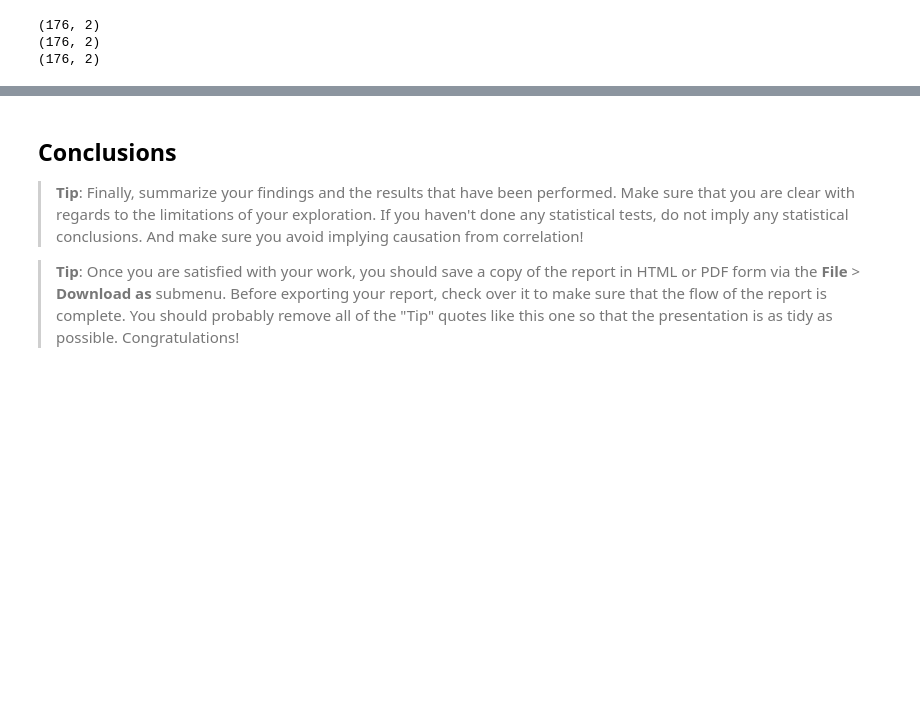
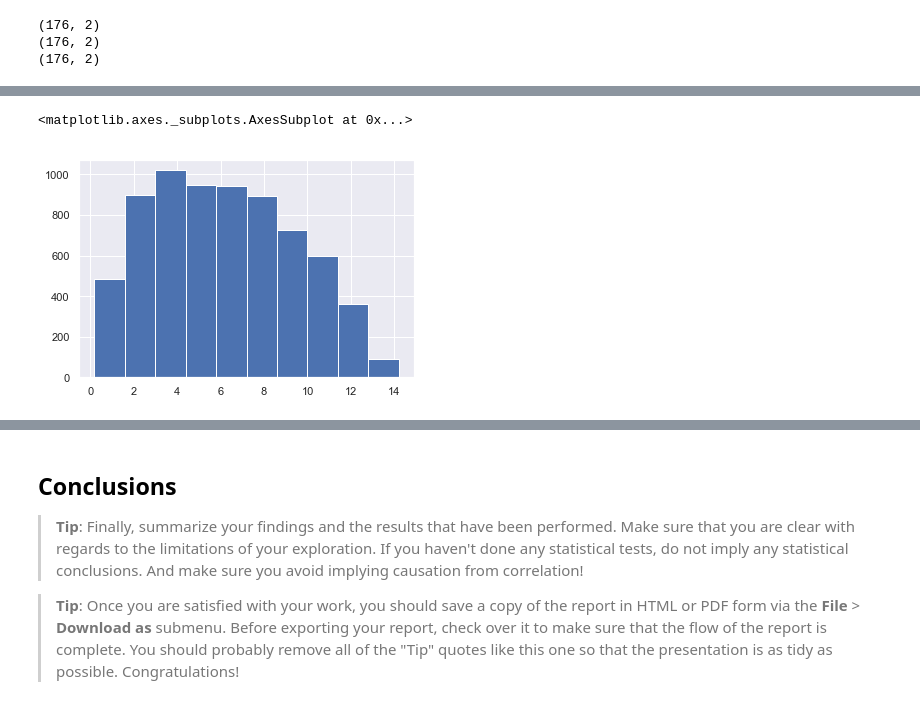
Before and after one commit to suefenali/data_analysis_nanodegree, a Jupyter notebook: project_2/investigate-a-dataset-template.ipynb, the cells around one changed output, grey strips where cells are left out. Drawn from its saved outputs; the diff is of its cells as text; code cells hidden in the pictures; blank space fills up the shorter version.

```diff
--- a/project_2/investigate-a-dataset-template.ipynb
+++ b/project_2/investigate-a-dataset-template.ipynb
@@ -506,6 +513,8 @@ The data for the `employment by status` is not as consistent as the other indica
 # %%
 # After discussing the structure of the data and any problems that need to be
 #   cleaned, perform those cleaning steps in the second part of this section.
+# %%
+income.year = income.year.astype(int)
 # %% [markdown]
 ---
 The data for mean years in school has the same years and countries to both men and womem. So, it's a good idea to merge them in a single DataFrame and use `groupby()` or `query()` during the analysis if we need to see some data sepatared.
@@ -535,6 +544,8 @@ mean_years_in_school.head()
 | 2 | Algeria | 1970 | 0.9 | 0.6 |
 | 3 | Angola | 1970 | 1.4 | 0.5 |
 | 4 | Antigua and Barbuda | 1970 | 7.0 | 7.0 |
+# %%
+mean_years_in_school.year = mean_years_in_school.year.astype(int)
 # %%
 mean_years_in_school.shape
 # %% [output]
@@ -707,0 +919,2 @@ dtype: int64
+# %%
+income_years_in_school = income.query('year >= 1970 and year < 2010')
@@ -707,0 +933,7 @@ dtype: int64
+# %%
+mean_years_in_school_2 = mean_years_in_school.merge(income_years_in_school, on=['country', 'year'], how='inner')
+# %%
+mean_years_in_school_2.men_mean.hist()
+# %% [output]
+<matplotlib.axes._subplots.AxesSubplot at 0x...>
+[figure, added]
```
Also changed, not shown: parts of 154 cells of this notebook.
